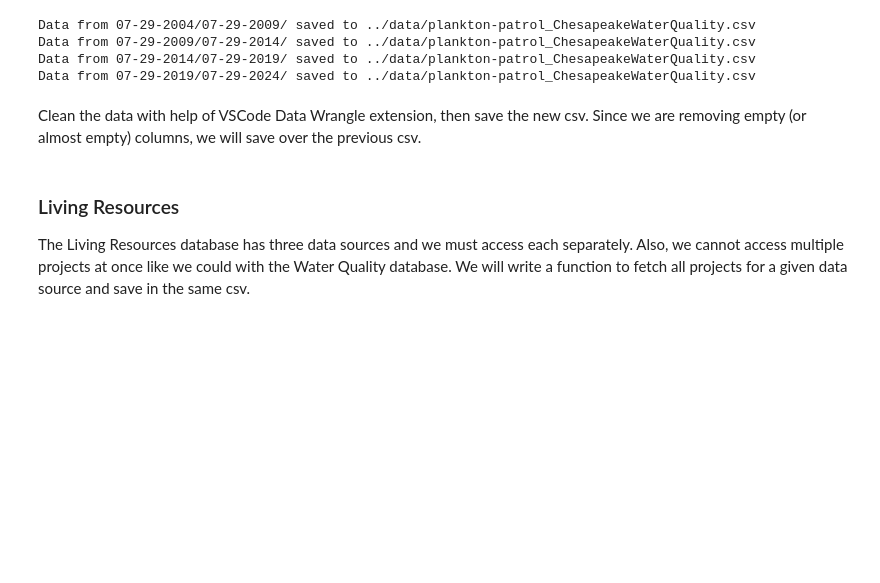
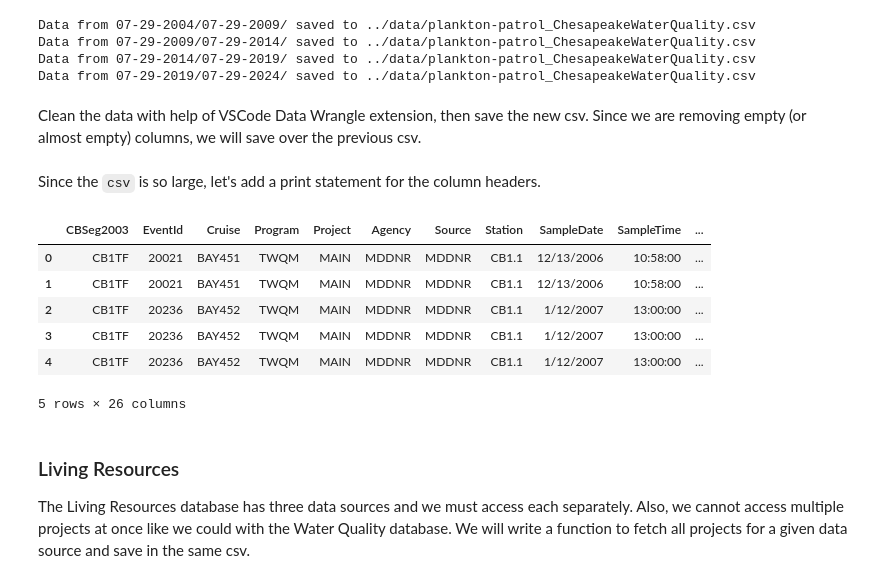
Before and after one commit to new-atlantis-labs/na-erdos-fellows-monorepo, a Jupyter notebook: notebooks/plankton-patrol_ChesapeakeBayProjectDataHub.ipynb, the cells around one changed output. Drawn from its saved outputs; the diff is of its cells as text; code cells hidden in the pictures; blank space fills up the shorter version.

Commit message:
added print statement for Water Quality headers

```diff
--- a/notebooks/plankton-patrol_ChesapeakeBayProjectDataHub.ipynb
+++ b/notebooks/plankton-patrol_ChesapeakeBayProjectDataHub.ipynb
@@ -274,6 +274,24 @@ df_clean = clean_waterQuality(df.copy())
 
 # Same output_file as before
 df_clean.to_csv(output_file, index=False)
+# %% [markdown]
+Since the `csv` is so large, let's add a print statement for the column headers.
+# %%
+import pandas as pd
+
+output_file = '../data/plankton-patrol_ChesapeakeWaterQuality.csv'
+
+df = pd.read_csv(output_file)
+
+df.head()
+# %% [output]
+|  | CBSeg2003 | EventId | Cruise | Program | Project | Agency | Source | Station | SampleDate | SampleTime | ... |
+| 0 | CB1TF | 20021 | BAY451 | TWQM | MAIN | MDDNR | MDDNR | CB1.1 | 12/13/2006 | 10:58:00 | ... |
+| 1 | CB1TF | 20021 | BAY451 | TWQM | MAIN | MDDNR | MDDNR | CB1.1 | 12/13/2006 | 10:58:00 | ... |
+| 2 | CB1TF | 20236 | BAY452 | TWQM | MAIN | MDDNR | MDDNR | CB1.1 | 1/12/2007 | 13:00:00 | ... |
+| 3 | CB1TF | 20236 | BAY452 | TWQM | MAIN | MDDNR | MDDNR | CB1.1 | 1/12/2007 | 13:00:00 | ... |
+| 4 | CB1TF | 20236 | BAY452 | TWQM | MAIN | MDDNR | MDDNR | CB1.1 | 1/12/2007 | 13:00:00 | ... |
+5 rows × 26 columns
 # %% [markdown]
 ### Living Resources
 
```
